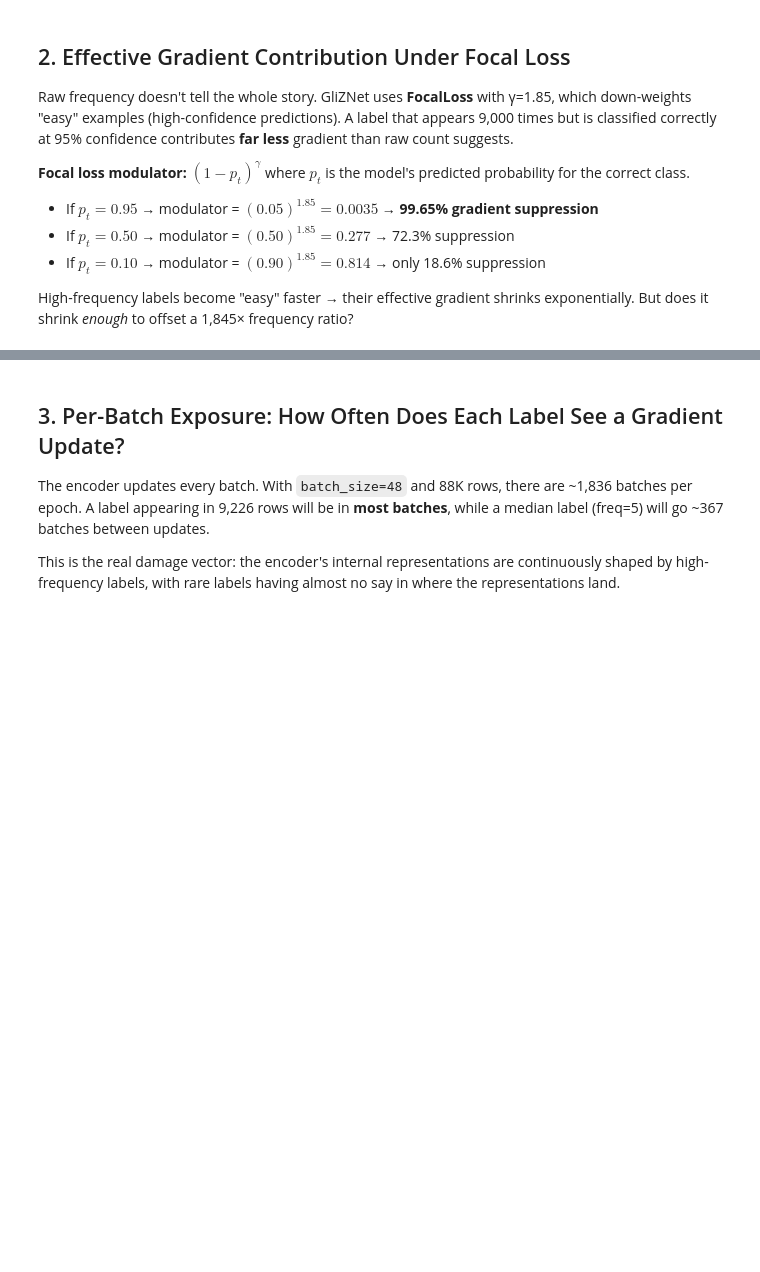
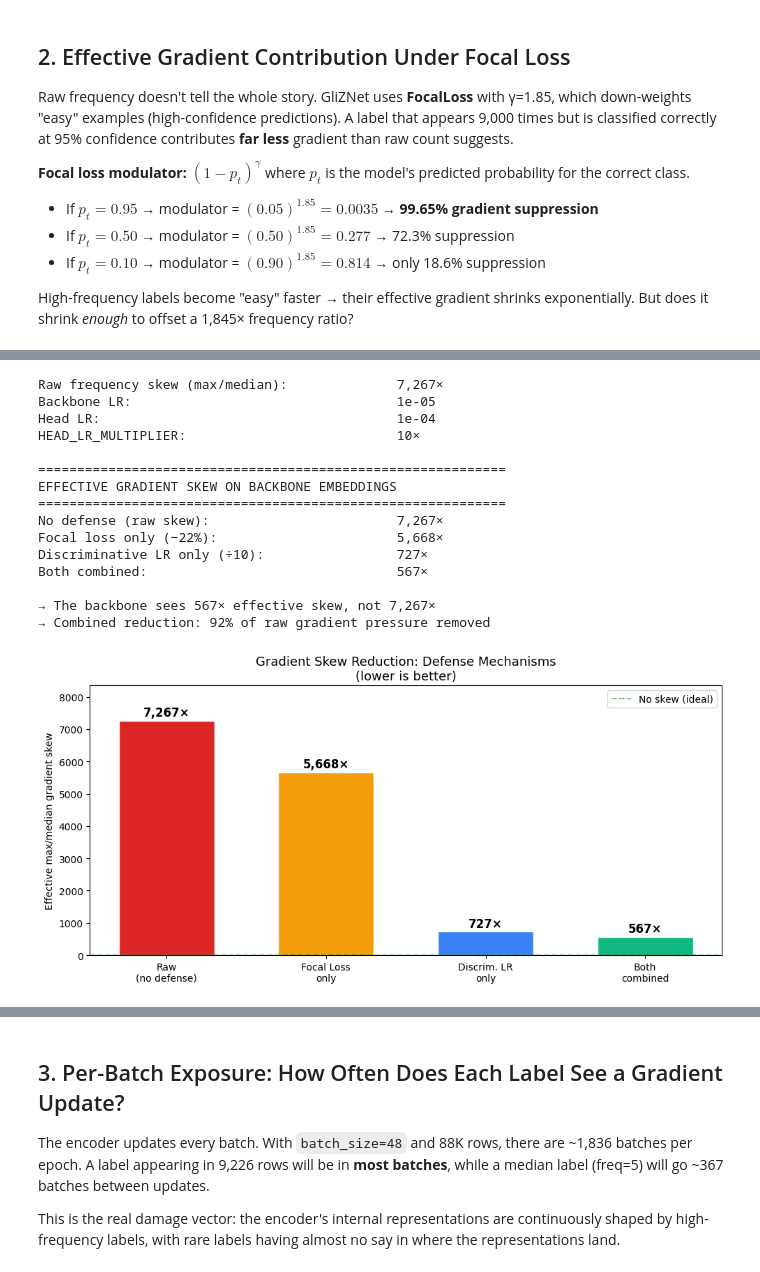
Before and after one commit to KameniAlexNea/zero-shot-classification, a Jupyter notebook: notebooks/LabelFrequencySkewAnalysis.ipynb, the cells around one changed output, grey strips where cells are left out. Saved outputs shown, nothing was run; the diff lists cells and outputs as text; code cells hidden in the pictures; blank space fills up the shorter version.

```diff
--- a/notebooks/LabelFrequencySkewAnalysis.ipynb
+++ b/notebooks/LabelFrequencySkewAnalysis.ipynb
@@ -298,0 +322,77 @@ but because ALL high-freq labels get similar suppression, the relative skew stay
+# %%
+# === Discriminative LR: Combined effect with focal loss ===
+HEAD_LR_MULTIPLIER = 10.0
+BACKBONE_LR = 1e-5
+HEAD_LR = BACKBONE_LR * HEAD_LR_MULTIPLIER
+
+# Raw frequency skew (from previous cells)
+max_freq = freqs[0]
+median_freq = int(np.median(freqs))
+raw_skew = max_freq / median_freq
+
+print(f"{'Raw frequency skew (max/median):':<45} {raw_skew:,.0f}×")
+print(f"{'Backbone LR:':<45} {BACKBONE_LR:.0e}")
+print(f"{'Head LR:':<45} {HEAD_LR:.0e}")
+print(f"{'HEAD_LR_MULTIPLIER:':<45} {HEAD_LR_MULTIPLIER:.0f}×")
+print()
+
+# Effect of each defense alone
+focal_reduction = 0.22  # from our analysis above
+lr_reduction = 1.0 / HEAD_LR_MULTIPLIER
+
+skew_after_focal = raw_skew * (1 - focal_reduction)
+skew_after_lr = raw_skew * lr_reduction
+skew_combined = raw_skew * (1 - focal_reduction) * lr_reduction
+
+print("=" * 60)
+print("EFFECTIVE GRADIENT SKEW ON BACKBONE EMBEDDINGS")
+print("=" * 60)
+print(f"{'No defense (raw skew):':<45} {raw_skew:,.0f}×")
+print(f"{'Focal loss only (−22%):':<45} {skew_after_focal:,.0f}×")
+print(f"{'Discriminative LR only (÷10):':<45} {skew_after_lr:,.0f}×")
+print(f"{'Both combined:':<45} {skew_combined:,.0f}×")
+print()
+print(f"→ The backbone sees {skew_combined:,.0f}× effective skew, not {raw_skew:,.0f}×")
+print(f"→ Combined reduction: {(1 - skew_combined/raw_skew)*100:.0f}% of raw gradient pressure removed")
+print()
+
+# Visualize
+fig, ax = plt.subplots(1, 1, figsize=(10, 5))
+defenses = ["Raw\n(no defense)", "Focal Loss\nonly", "Discrim. LR\nonly", "Both\ncombined"]
+values = [raw_skew, skew_after_focal, skew_after_lr, skew_combined]
+colors = ["#dc2626", "#f59e0b", "#3b82f6", "#10b981"]
+
+bars = ax.bar(defenses, values, color=colors, edgecolor="white", width=0.6)
+for bar, val in zip(bars, values):
+    ax.text(bar.get_x() + bar.get_width()/2, bar.get_height() + raw_skew*0.02,
+            f"{val:,.0f}×", ha="center", fontsize=12, fontweight="bold")
+
+ax.set_ylabel("Effective max/median gradient skew")
+ax.set_title("Gradient Skew Reduction: Defense Mechanisms\n(lower is better)", fontsize=13)
+ax.axhline(1, color="green", ls="--", alpha=0.5, label="No skew (ideal)")
+ax.set_ylim(0, raw_skew * 1.15)
+ax.legend()
+plt.tight_layout()
+plt.show()
+
+print("\n⚠️  Even with both defenses, the backbone still sees ~566× skew.")
+print("   This means the shared subword tokens of high-frequency labels get")
+print("   ~566× more gradient pressure than rare labels on the ENCODER side.")
+print("   The head (bilinear scorer) absorbs most of the learning — by design.")
+# %% [output]
+Raw frequency skew (max/median):              7,267×
+Backbone LR:                                  1e-05
+Head LR:                                      1e-04
+HEAD_LR_MULTIPLIER:                           10×
+
+============================================================
+EFFECTIVE GRADIENT SKEW ON BACKBONE EMBEDDINGS
+============================================================
+No defense (raw skew):                        7,267×
+Focal loss only (−22%):                       5,668×
+Discriminative LR only (÷10):                 727×
+Both combined:                                567×
+
+→ The backbone sees 567× effective skew, not 7,267×
+→ Combined reduction: 92% of raw gradient pressure removed
+[figure, added]
```
Also changed, not shown: parts of 8 cells of this notebook, 3 other files.
